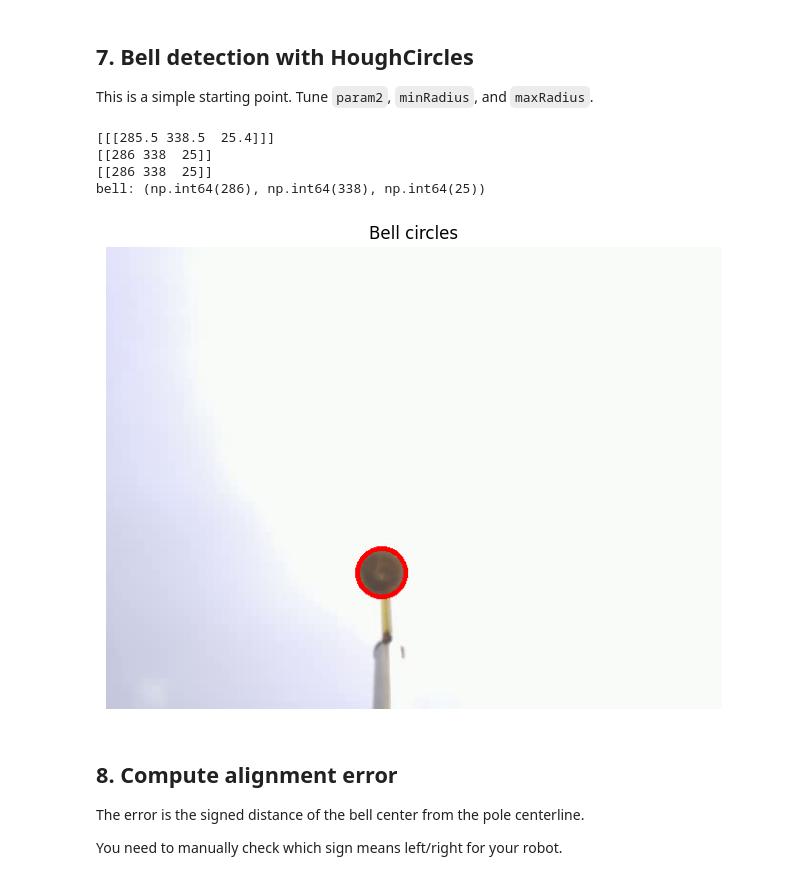
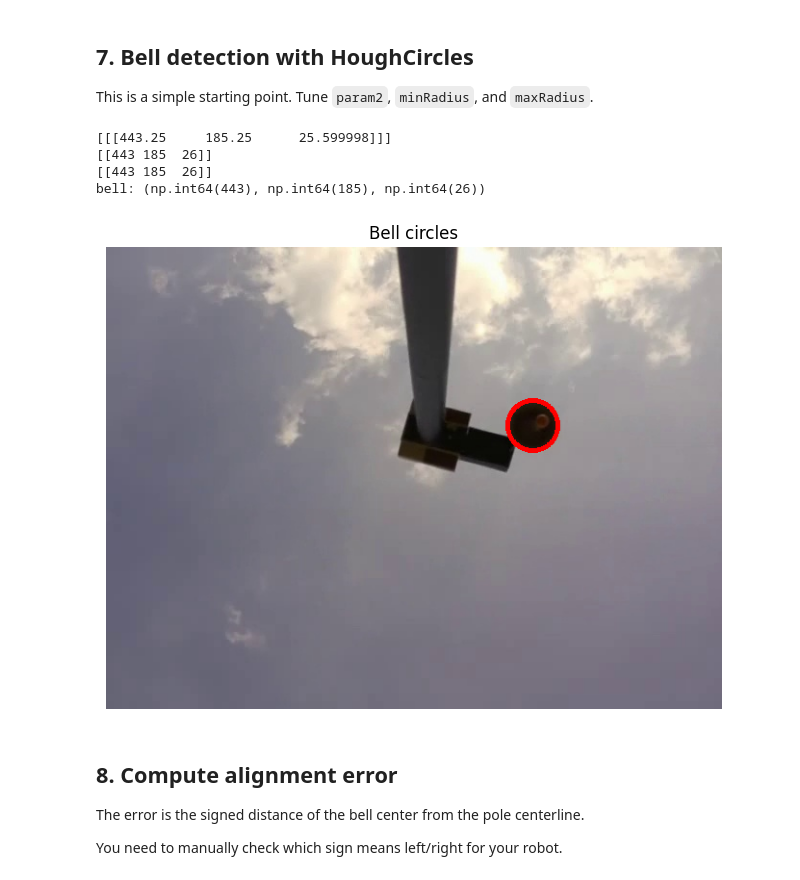
Before and after one commit to alhedai1/ME-Capstone-Team-4, a Jupyter notebook: src/capstone_robot/testing/pole_bell_detection_debug.ipynb, the cells around one changed output. Saved outputs shown, nothing was run; the diff lists cells and outputs as text; code cells hidden in the pictures.

```diff
--- a/src/capstone_robot/testing/pole_bell_detection_debug.ipynb
+++ b/src/capstone_robot/testing/pole_bell_detection_debug.ipynb
@@ -19,7 +19,7 @@ import matplotlib.pyplot as plt
 
 # Change this to your saved frame path
 
-IMG_PATH = "../data/extracted_frames/debug/frame_000010.jpg"
+IMG_PATH = "../data/extracted_frames/may25/may25_align - Trim/frame_000100.jpg"
 
 def show(img, title="", cmap=None, size=(8, 6)):
     plt.figure(figsize=size)
@@ -258,53 +256,63 @@ def detect_bell(frame):
     gray = cv2.cvtColor(frame, cv2.COLOR_BGR2GRAY)
     blur = cv2.medianBlur(gray, 5)
 
+    # circles = cv2.HoughCircles(
+    #     blur,
+    #     cv2.HOUGH_GRADIENT,
+    #     dp=1,
+    #     minDist=60,
+    #     param1=300,
+    #     param2=20,
+    #     minRadius=10,
+    #     maxRadius=30
+    # )
     circles = cv2.HoughCircles(
         blur,
         cv2.HOUGH_GRADIENT,
-        dp=1,
+        dp=1.5,
         minDist=60,
-        param1=300,
-        param2=20,
+        param1=100,
+        param2=30,
         minRadius=10,
-        maxRadius=30
+        maxRadius=30,
     )
 
     # circles = cv2.HoughCircles(blurred, cv2.HOUGH_GRADIENT, dp=1, minDist=20, param1=150, param2=20, minRadius=0, maxRadius=30)
 
     if circles is None:
         return None, []
     print(circles)
     circles = np.round(circles[0]).astype(int)
     print(circles)
 
     # Pick largest circle for now
     best = max(circles, key=lambda c: c[2])
     return tuple(best), circles
 
 
 bell, circles = detect_bell(frame)
 print(circles)
 
 vis = frame.copy()
 
 for x, y, r in circles:
     cv2.circle(vis, (x, y), r, (255, 0, 0), 1)
 
 if bell is not None:
     bx, by, br = bell
     cv2.circle(vis, (bx, by), br, (0, 0, 255), 3)
     # cv2.circle(vis, (bx, by), 3, (0, 0, 255), -1)
     print("bell:", bell)
 else:
     print("No bell detected")
 
 show(vis, "Bell circles")
 # %% [output]
-[[[285.5 338.5  25.4]]]
-[[286 338  25]]
-[[286 338  25]]
-bell: (np.int64(286), np.int64(338), np.int64(25))
+[[[443.25     185.25      25.599998]]]
+[[443 185  26]]
+[[443 185  26]]
+bell: (np.int64(443), np.int64(185), np.int64(26))
-[figure, old version]
+[figure, new version]
 # %%
 # def orient_line_toward_bell(line, mask, bell_center):
 #     vx, vy, x0, y0 = line
```
Also changed, not shown: parts of 6 cells of this notebook, 11 other files.
